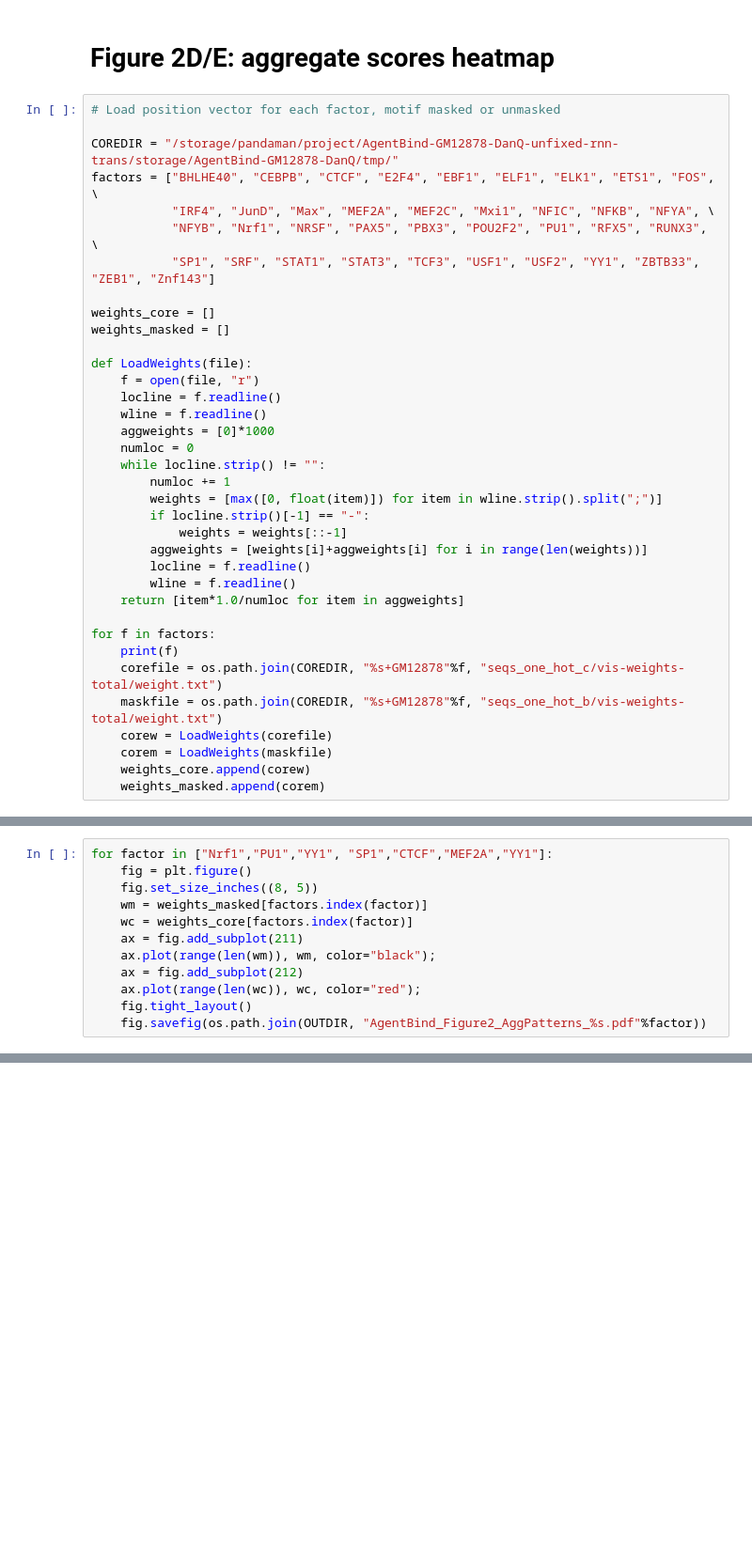
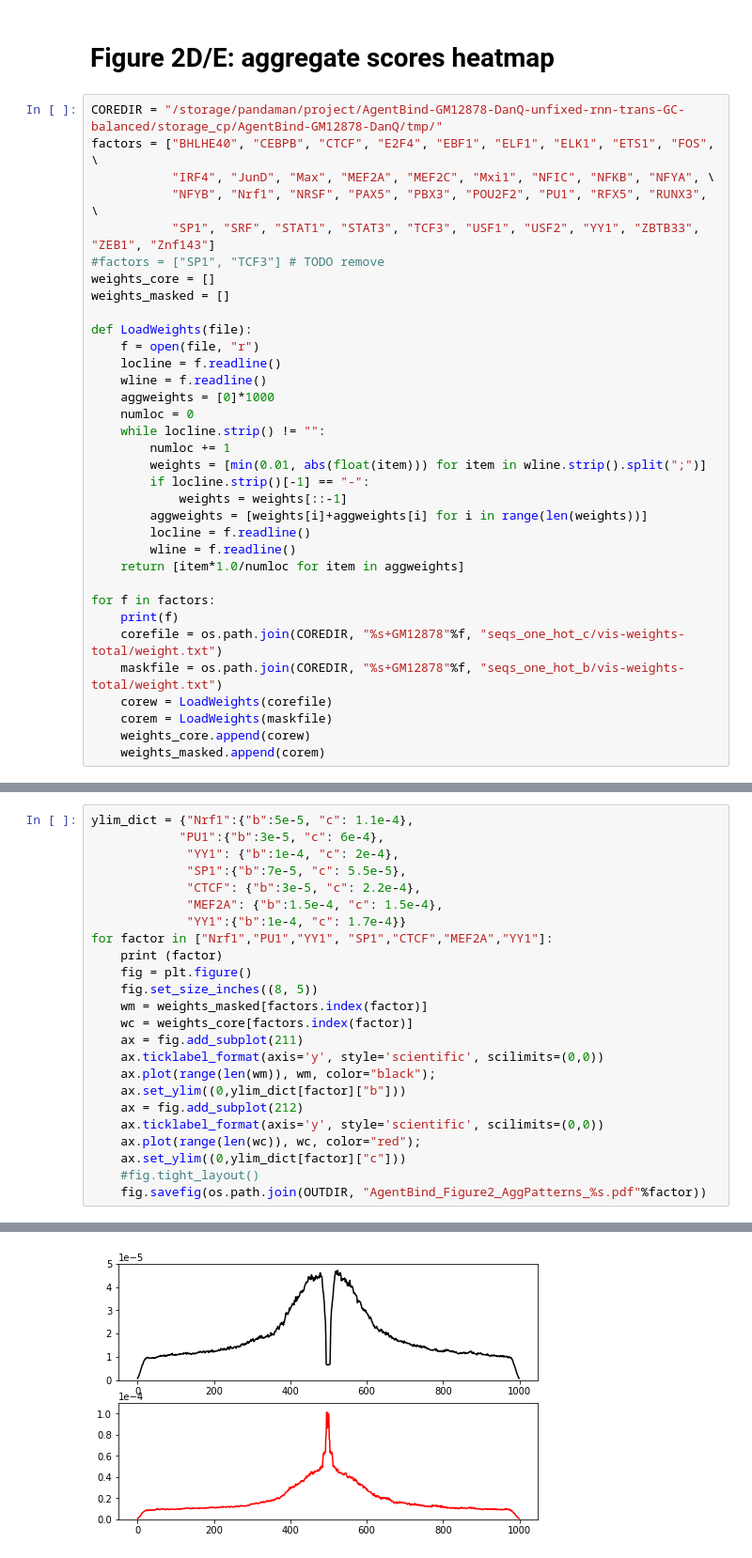
Before and after one commit to gymreklab/agent-bind-analyses, a Jupyter notebook: Figures-publish/AgentBind-Figure2-Publish.ipynb, the cells around one changed output, grey strips where cells are left out. Shown: that part at 94% size. Cells and saved outputs as stored; diff of their text form; blank space fills up the shorter version.

Commit message:
updating figure 2 notebook heatmaps

```diff
--- a/Figures-publish/AgentBind-Figure2-Publish.ipynb
+++ b/Figures-publish/AgentBind-Figure2-Publish.ipynb
@@ -197,14 +197,12 @@ fig.savefig(os.path.join(OUTDIR, "AgentBind_Figure2b_sim.pdf"))
 # %% [markdown]
 # Figure 2D/E: aggregate scores heatmap
 # %%
-# Load position vector for each factor, motif masked or unmasked
-
-COREDIR = "/storage/pandaman/project/AgentBind-GM12878-DanQ-unfixed-rnn-trans/storage/AgentBind-GM12878-DanQ/tmp/"
+COREDIR = "/storage/pandaman/project/AgentBind-GM12878-DanQ-unfixed-rnn-trans-GC-balanced/storage_cp/AgentBind-GM12878-DanQ/tmp/"
 factors = ["BHLHE40", "CEBPB", "CTCF", "E2F4", "EBF1", "ELF1", "ELK1", "ETS1", "FOS", \
            "IRF4", "JunD", "Max", "MEF2A", "MEF2C", "Mxi1", "NFIC", "NFKB", "NFYA", \
            "NFYB", "Nrf1", "NRSF", "PAX5", "PBX3", "POU2F2", "PU1", "RFX5", "RUNX3", \
            "SP1", "SRF", "STAT1", "STAT3", "TCF3", "USF1", "USF2", "YY1", "ZBTB33", "ZEB1", "Znf143"]
-
+#factors = ["SP1", "TCF3"] # TODO remove
 weights_core = []
 weights_masked = []
 
@@ -216,7 +214,7 @@ def LoadWeights(file):
     numloc = 0
     while locline.strip() != "":
         numloc += 1
-        weights = [max([0, float(item)]) for item in wline.strip().split(";")]
+        weights = [min(0.01, abs(float(item))) for item in wline.strip().split(";")]
         if locline.strip()[-1] == "-":
             weights = weights[::-1]
         aggweights = [weights[i]+aggweights[i] for i in range(len(weights))]
@@ -256,13 +260,26 @@ g = sns.clustermap(df_concat, col_cluster=False, cmap="Blues", xticklabels=False
 g.savefig(os.path.join(OUTDIR, "AgentBind_Figure2_AggPatterns.pdf"))
 # %%
+ylim_dict = {"Nrf1":{"b":5e-5, "c": 1.1e-4},
+            "PU1":{"b":3e-5, "c": 6e-4},
+             "YY1": {"b":1e-4, "c": 2e-4},
+             "SP1":{"b":7e-5, "c": 5.5e-5},
+             "CTCF": {"b":3e-5, "c": 2.2e-4},
+             "MEF2A": {"b":1.5e-4, "c": 1.5e-4},
+             "YY1":{"b":1e-4, "c": 1.7e-4}}
 for factor in ["Nrf1","PU1","YY1", "SP1","CTCF","MEF2A","YY1"]:
+    print (factor)
     fig = plt.figure()
     fig.set_size_inches((8, 5))
     wm = weights_masked[factors.index(factor)]
     wc = weights_core[factors.index(factor)]
     ax = fig.add_subplot(211)
+    ax.ticklabel_format(axis='y', style='scientific', scilimits=(0,0))
     ax.plot(range(len(wm)), wm, color="black");
+    ax.set_ylim((0,ylim_dict[factor]["b"]))
     ax = fig.add_subplot(212)
+    ax.ticklabel_format(axis='y', style='scientific', scilimits=(0,0))
     ax.plot(range(len(wc)), wc, color="red");
-    fig.tight_layout()
+    ax.set_ylim((0,ylim_dict[factor]["c"]))
+    #fig.tight_layout()
     fig.savefig(os.path.join(OUTDIR, "AgentBind_Figure2_AggPatterns_%s.pdf"%factor))
+# %% [output]
@@ -268,0 +293 @@ for factor in ["Nrf1","PU1","YY1", "SP1","CTCF","MEF2A","YY1"]:
+[figure, added]
```
Also changed, not shown: parts of 3 cells of this notebook.
